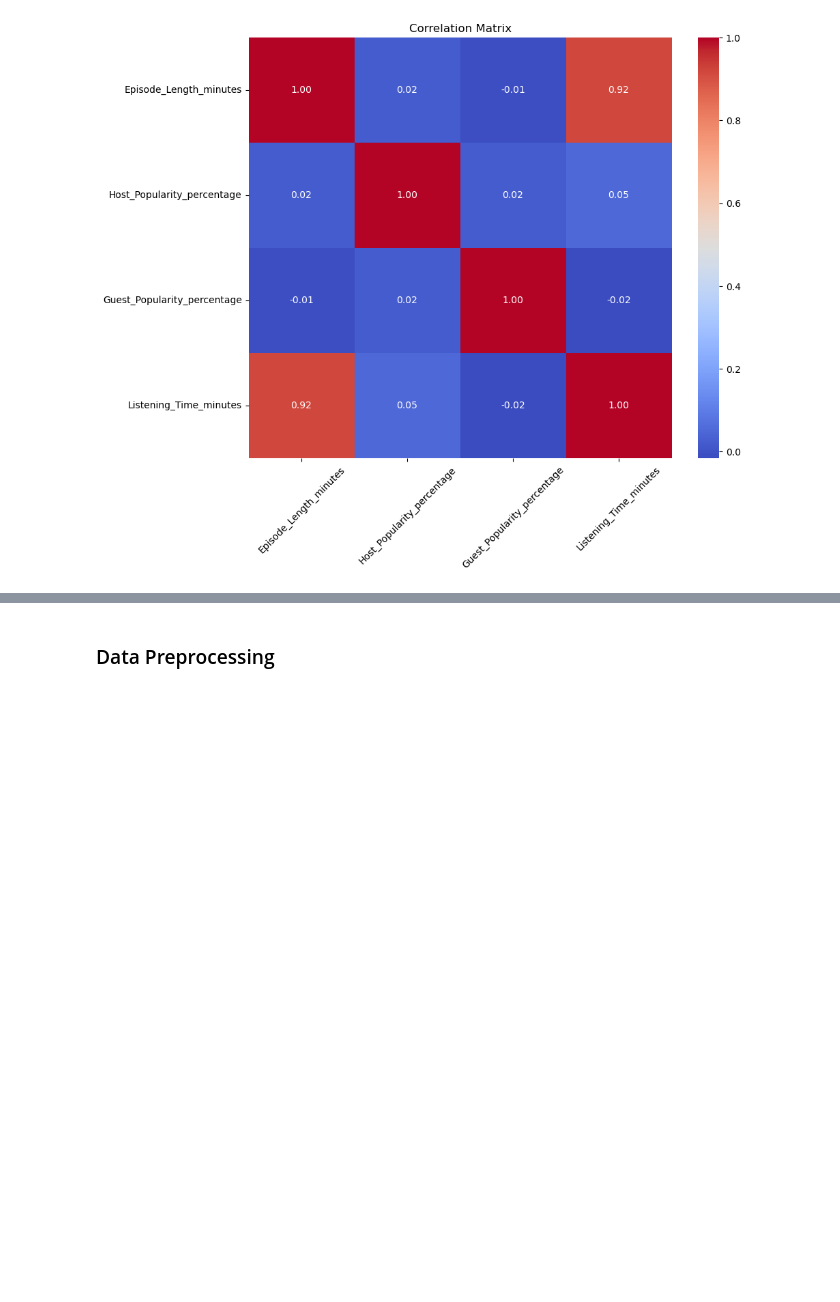
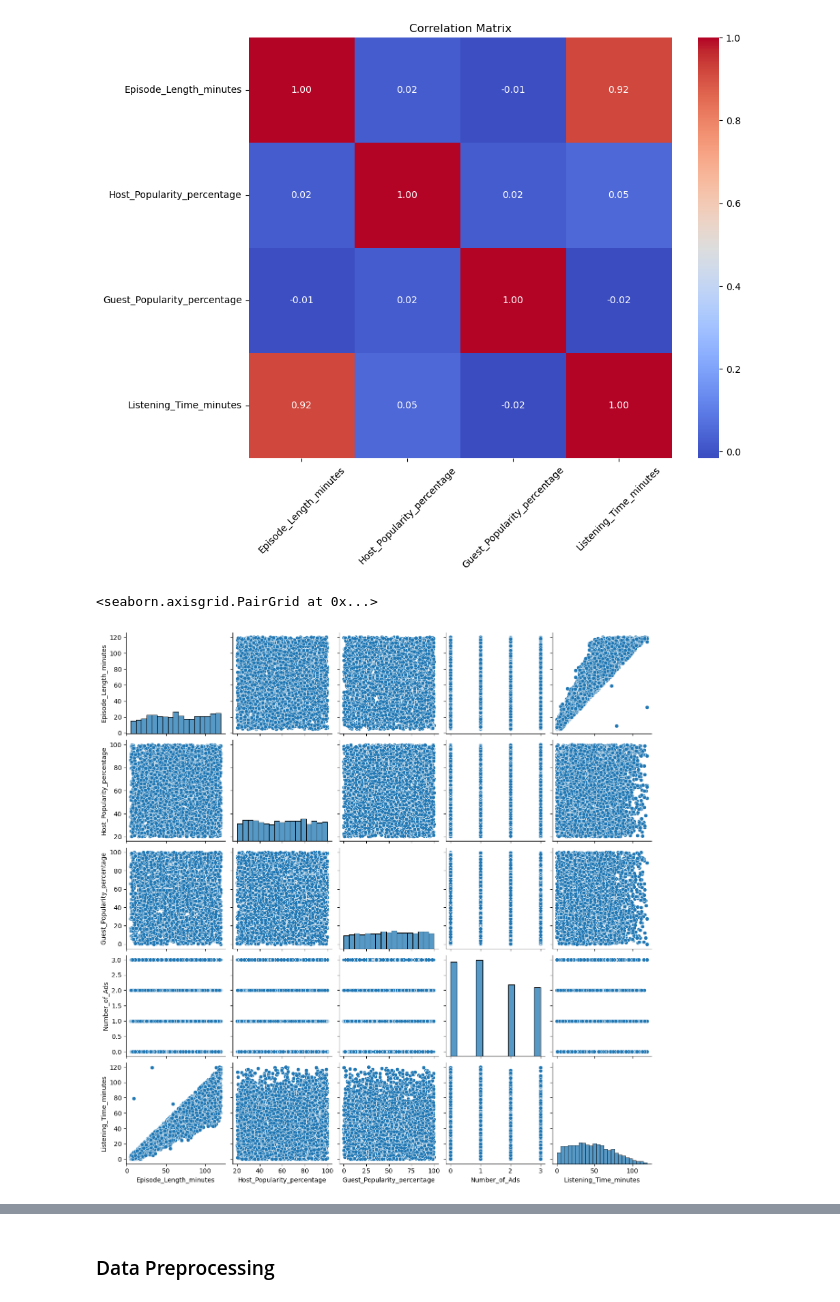
Before and after one commit to Fluuvys/Podcast-Listening-Time-Prediction, a Jupyter notebook: Podcast Listening Time.ipynb, the cells around one changed output, grey strips where cells are left out. Cells and saved outputs as stored; diff of their text form; code cells hidden in the pictures; blank space fills up the shorter version.

```diff
--- a/Podcast Listening Time.ipynb
+++ b/Podcast Listening Time.ipynb
@@ -125,3 +125,8 @@ plt.xticks(rotation=45)
 plt.show()
 # %% [output]
 [figure]
+# %%
+sns.pairplot(df.sample(5000))
+# %% [output]
+<seaborn.axisgrid.PairGrid at 0x...>
+[figure, added]
```
Also changed, not shown: parts of 23 cells of this notebook, 3 other files.
